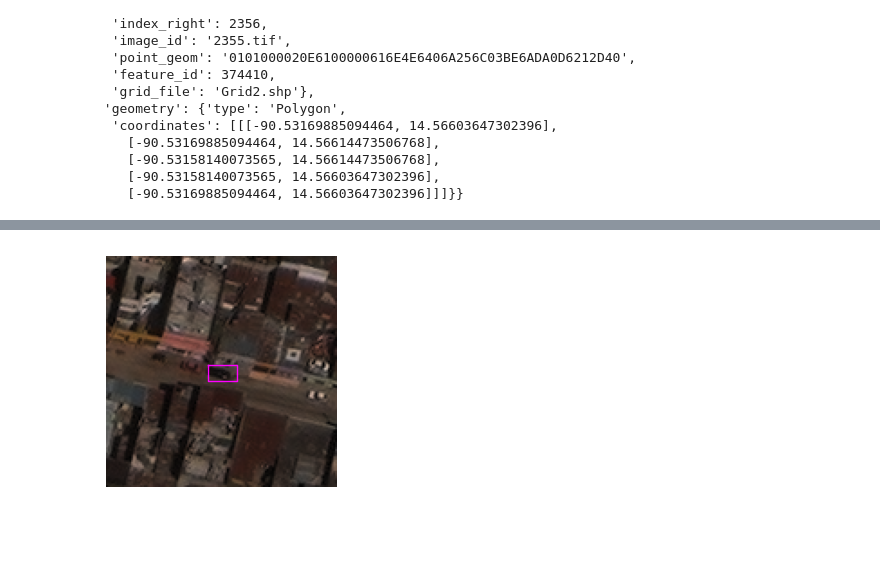
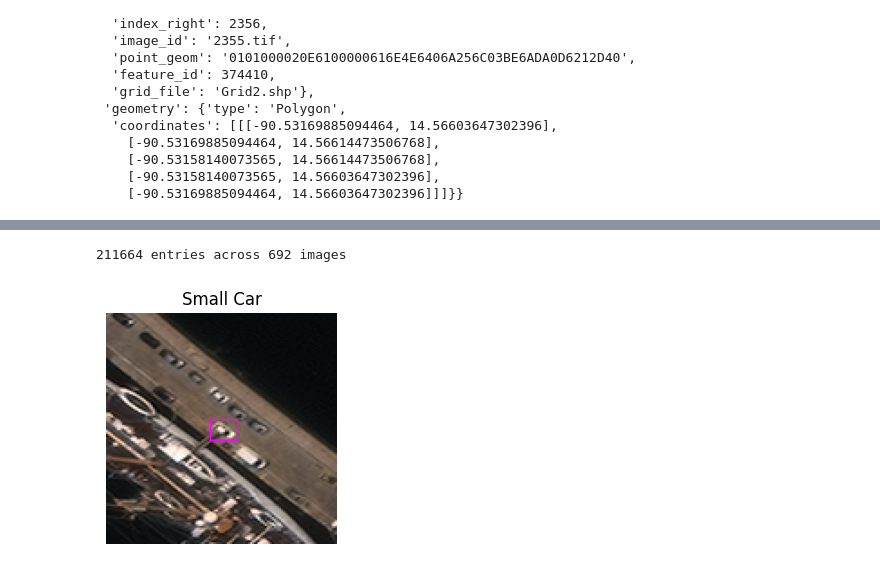
Before and after one commit to dpanas/clear-dear, a Jupyter notebook: notebooks/dp-0-data-explore-2-xView.ipynb, the cells around one changed output, grey strips where cells are left out. Cells and saved outputs as stored; diff of their text form; code cells hidden in the pictures; blank space fills up the shorter version.

Commit message:
tweaks to nb for data exploration

```diff
--- a/notebooks/dp-0-data-explore-2-xView.ipynb
+++ b/notebooks/dp-0-data-explore-2-xView.ipynb
@@ -139,0 +178,3 @@ get_bbox( subset[0])
+# %%
+target_ims = dfg.loc[ dfg['var']<100].index.tolist()
+print(f'{len(target_ims)} images')
@@ -139,0 +183,6 @@ get_bbox( subset[0])
+# %%
+sample_im_name = target_ims[0]
+df_ = df.loc[ df['image_id']== sample_im_name]
+image_ = sduti.to_numpy( sduti.load_image( f'{data_path}{sample_im_name}'))
+xmax, ymax, _ = image_.shape
+df_.shape
@@ -139,0 +191,9 @@ get_bbox( subset[0])
+# %%
+which = 2
+bbox = df_.iloc[ which]['bbox']
+category = df_.iloc[ which]['cat']
+image_bbox, bbox_inner = center_on_bbox( bbox, 128, xmax, ymax)
+if image_bbox is not None:
+    ax = splot.plot_single( crop_to_bbox( image_, image_bbox), figsize= (3,3))
+    splot.plot_bbox( *bbox_inner, ax= ax)
+    ax.set_title( category)
@@ -140,8 +202,23 @@ get_bbox( subset[0])
+# %%
+target_cond = ( df['cat'] == 'Small Car')
+target_ids = df.loc[ target_cond].index
+target_ims = df.loc[ target_ids, 'image_id'].unique()
+print(f'{len(target_ids)} entries across {len(target_ims)} images')
+sample_im_name = df.loc[ target_ids,'image_id'].unique()[0]
+# %% [output]
+211664 entries across 692 images
+# %%
+sample_im_name = target_ims[0]
+image_ = sduti.to_numpy( sduti.load_image( f'{data_path}{sample_im_name}'))
+xmax, ymax, _ = image_.shape
 # %%
-bbox = get_bbox( subset_c[308])
+which = 7
+bbox = df_.iloc[ which]['bbox']
+category = df_.iloc[ which]['cat']
 image_bbox, bbox_inner = center_on_bbox( bbox, 128, xmax, ymax)
 if image_bbox is not None:
     ax = splot.plot_single( crop_to_bbox( image_, image_bbox), figsize= (3,3))
     splot.plot_bbox( *bbox_inner, ax= ax)
+    ax.set_title( category)
 # %% [output]
-[figure, old version]
+[figure, new version]
```
Also changed, not shown: parts of 18 cells of this notebook.
